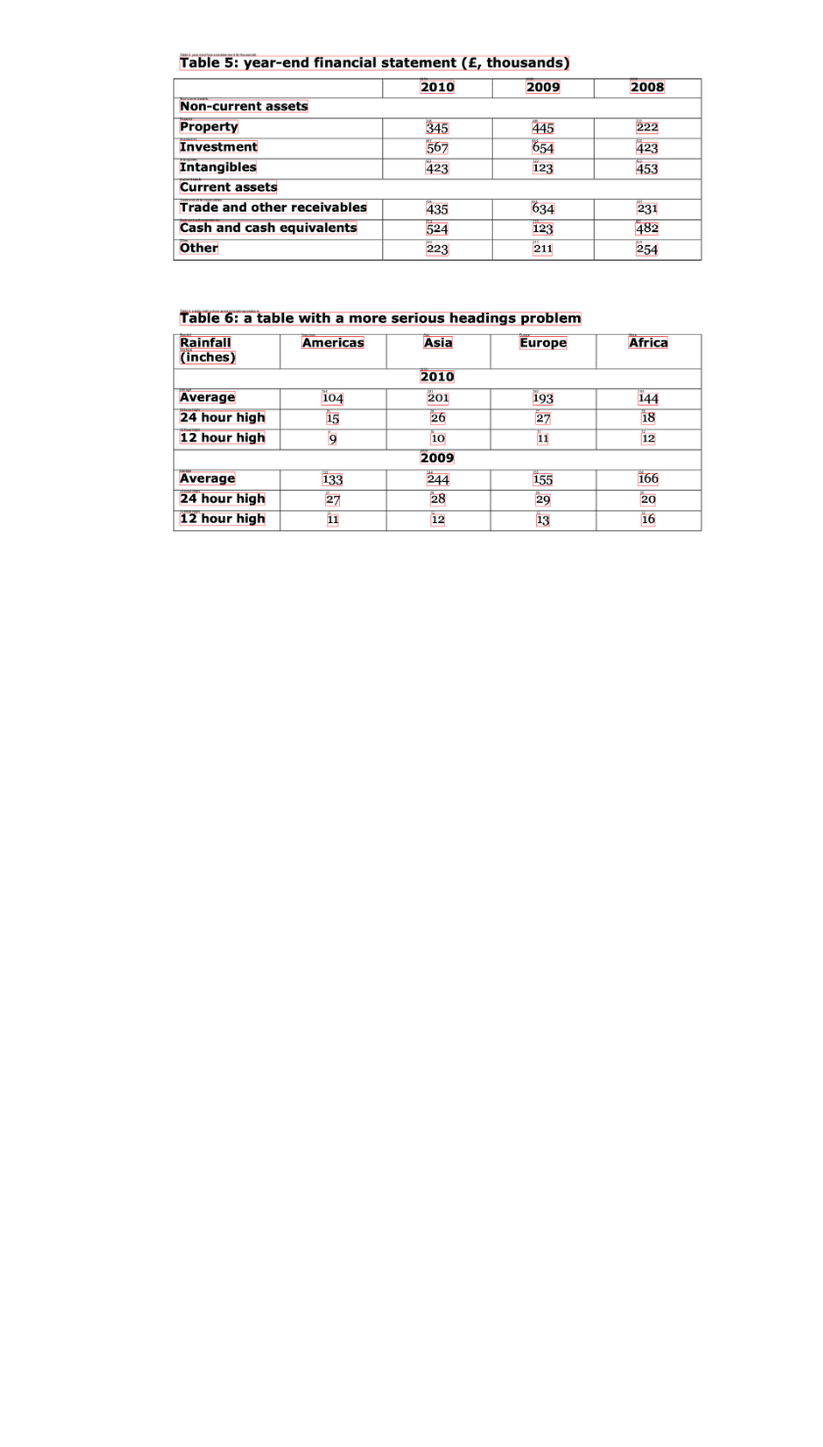
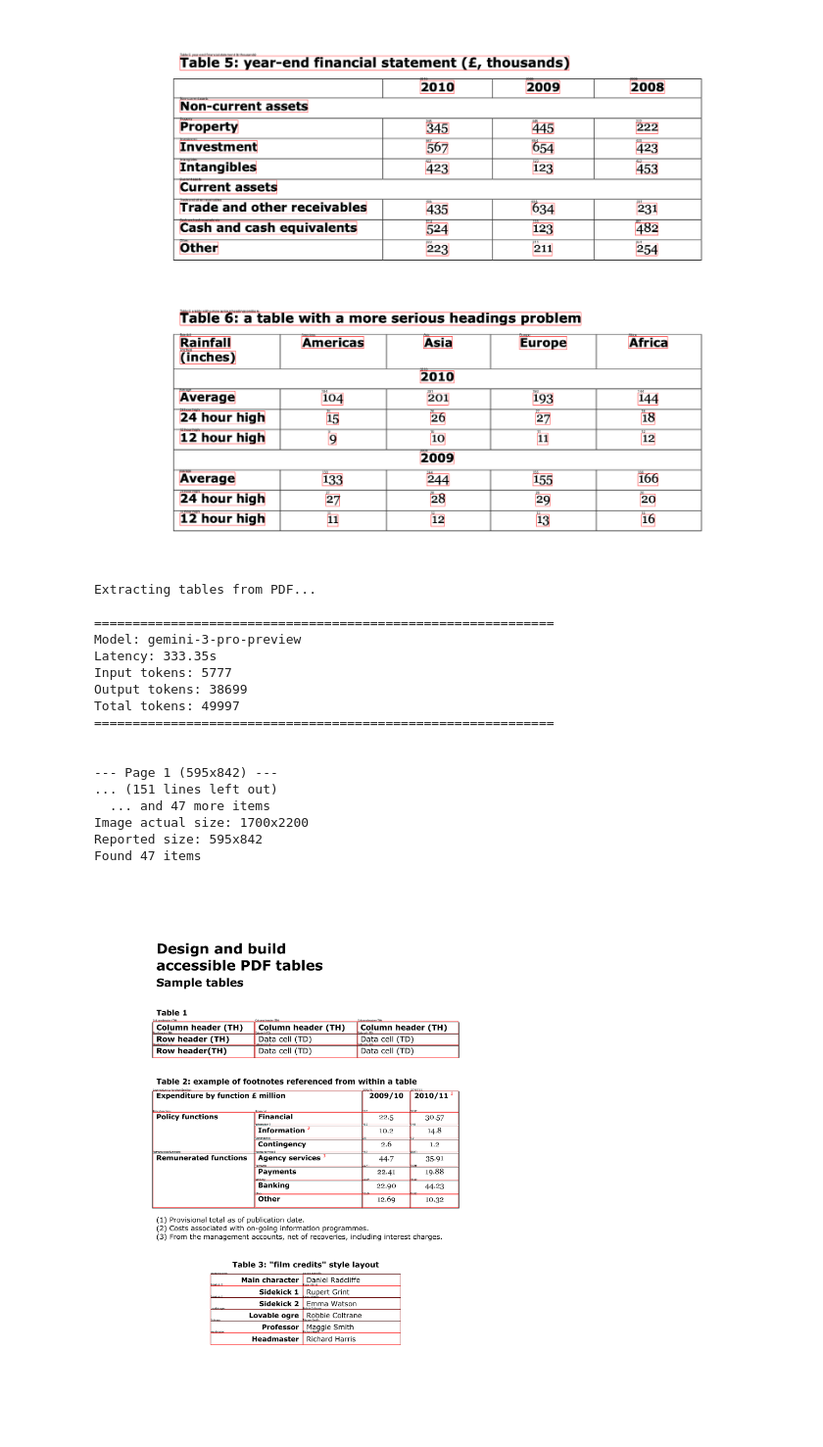
Before and after one commit to yingzha/llm-playground, a Jupyter notebook: document-processing/table_detection.ipynb, the cells around one changed output. Shown at 98% size. Drawn from its saved outputs; the diff is of its cells as text; code cells hidden in the pictures; blank space fills up the shorter version.

Commit message:
Keep PDF processing cell output

```diff
--- a/document-processing/table_detection.ipynb
+++ b/document-processing/table_detection.ipynb
@@ -310,26 +310,45 @@ Found 69 items
 # %%
 # Example 2: Extract tables from a PDF
 pdf_path = "../artifacts/sample-tables.pdf"
 
 print("Extracting tables from PDF...")
 pdf_result = extract_tables_from_pdf(pdf_path, model="gemini-3-pro-preview")
 
 # Print results
 for page in pdf_result['pages']:
     print(f"\n--- Page {page['page_number']} ({page['width']}x{page['height']}) ---")
     print(f"Found {len(page['items'])} items")
 
     # Show first few items
     for i, item in enumerate(page['items'][:5]):
         box = item['box_2d']
         print(f"Item {i+1}: '{item['content']}'")
         print(f"  Location: [{box['ymin']}, {box['xmin']}, {box['ymax']}, {box['xmax']}]")
 
     if len(page['items']) > 5:
         print(f"  ... and {len(page['items']) - 5} more items")
 
 # Note: To visualize PDF results, you would need to convert the PDF page to an image first
 # For example, using pdf2image library:
 images = convert_from_path(pdf_path)
 page_number = 1
-plot_bounding_boxes(images[page_number], pdf_result, page_number=page_number)
+plot_bounding_boxes(images[page_number-1], pdf_result, page_number=page_number)
+# %% [output]
+Extracting tables from PDF...
+
+============================================================
+Model: gemini-3-pro-preview
+Latency: 333.35s
+Input tokens: 5777
+Output tokens: 38699
+Total tokens: 49997
+============================================================
+
+
+--- Page 1 (595x842) ---
+... (151 lines left out)
+  ... and 47 more items
+Image actual size: 1700x2200
+Reported size: 595x842
+Found 47 items
+[figure, added]
```
Also changed, not shown: parts of 1 cell of this notebook.
